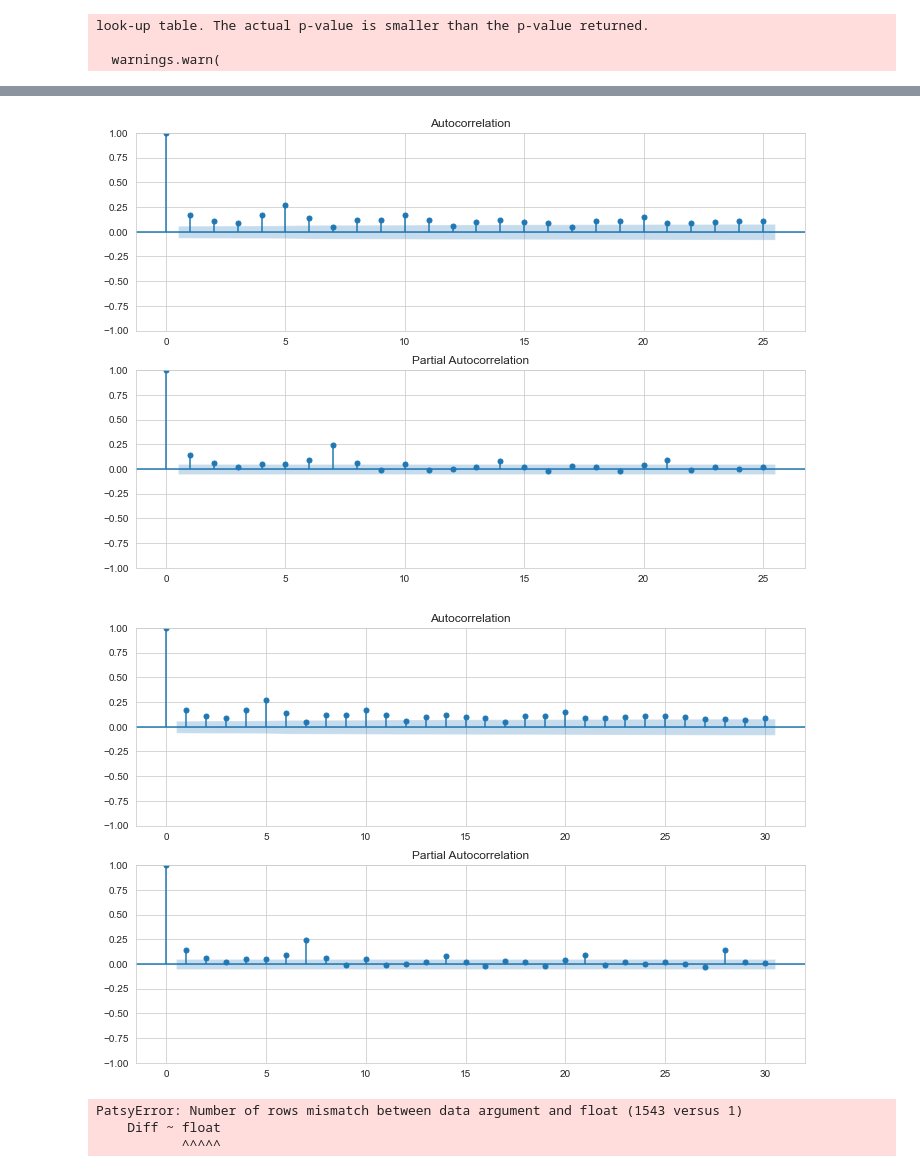
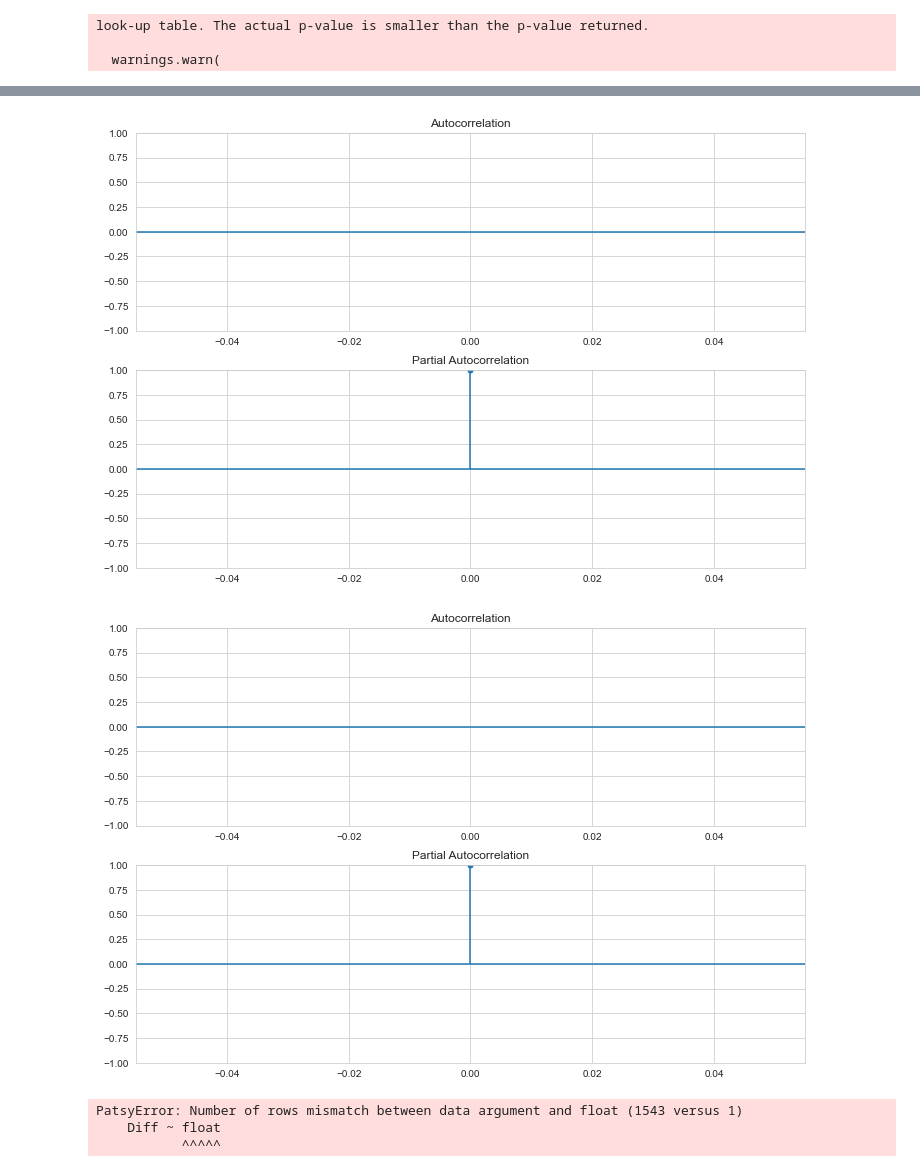
Before and after one commit to takkat14/Balance-Forecasting-Pipeline, a Jupyter notebook: Project_2.ipynb, the cells around one changed output, grey strips where cells are left out. Drawn from its saved outputs; the diff is of its cells as text; code cells hidden in the pictures.

Commit message:
check tests for diff of diff

```diff
--- a/Project_2.ipynb
+++ b/Project_2.ipynb
@@ -184,8 +184,8 @@ look-up table. The actual p-value is smaller than the p-value returned.
 for lag in [10, 15, 25, 30]:
     fig = plt.figure(figsize=(12,8))
     ax1 = fig.add_subplot(211)
-    fig = sm.graphics.tsa.plot_acf(df[df['is_holiday'] == False].Diff, lags=lag, ax=ax1) #otg1diff.values.squeeze()
+    fig = sm.graphics.tsa.plot_acf(df[df['is_holiday'] == False].Balance.diff(), lags=lag, ax=ax1) #otg1diff.values.squeeze()
     ax2 = fig.add_subplot(212)
-    fig = sm.graphics.tsa.plot_pacf(df.Diff, lags=lag, ax=ax2)
+    fig = sm.graphics.tsa.plot_pacf(df.Balance.diff(), lags=lag, ax=ax2)
     plt.show()
 # %% [output]
@@ -194,5 +194,5 @@ for lag in [10, 15, 25, 30]:
-[figure, old version]
+[figure, new version]
-[figure, old version]
+[figure, new version]
 # %%
 mod = smf.ols('Diff ~ float', data=df[['Date', 'Diff']])
 res = mod.fit()
```
Also changed, not shown: parts of 6 cells of this notebook.
